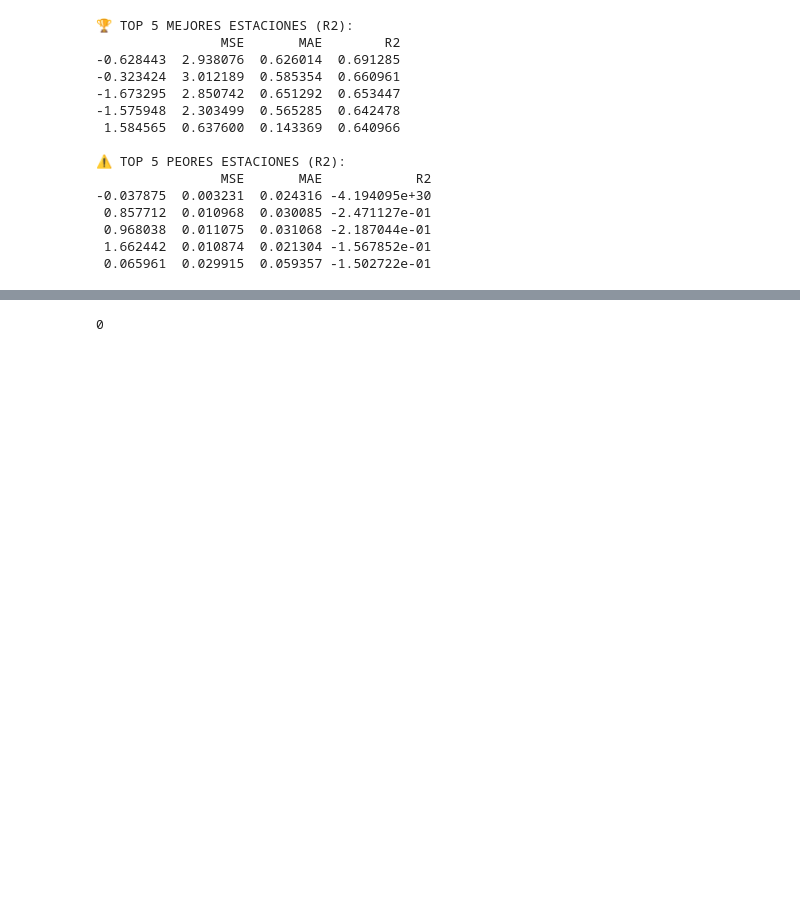
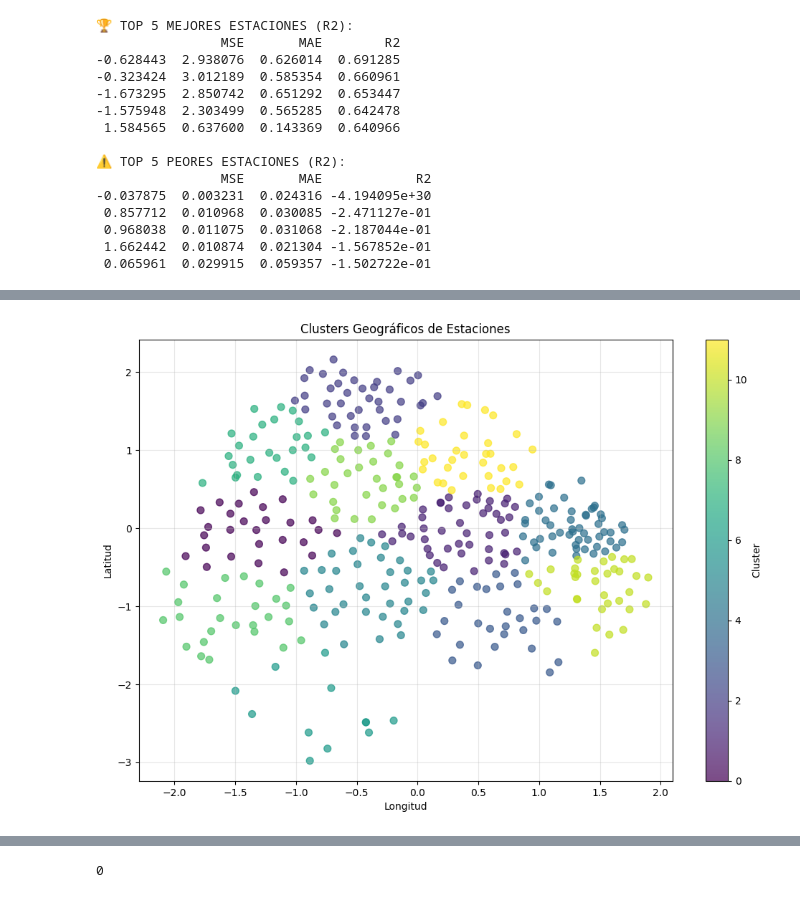
Before and after one commit to mattemusacchio/ML_Bicis, a Jupyter notebook: filaxventana/data_exploring.ipynb, the cells around one changed output, grey strips where cells are left out. Drawn from its saved outputs; the diff is of its cells as text; code cells hidden in the pictures; blank space fills up the shorter version.

```diff
--- a/filaxventana/data_exploring.ipynb
+++ b/filaxventana/data_exploring.ipynb
@@ -669,5 +711,8 @@ GENERANDO VISUALIZACIONES DE RESULTADOS
  0.968038  0.011075  0.031068 -2.187044e-01
  1.662442  0.010874  0.021304 -1.567852e-01
  0.065961  0.029915  0.059357 -1.502722e-01
+# %%
+train_norm = pd.read_csv('data/processed/train_norm.csv')
+val_norm = pd.read_csv('data/processed/val_norm.csv')
 # %% [markdown]
 # Modelo M1
@@ -674,0 +720,89 @@ GENERANDO VISUALIZACIONES DE RESULTADOS
+# %%
+# Crear feature cluster_geo usando K-means para clustering geográfico
+from sklearn.cluster import KMeans
+import pandas as pd
+import numpy as np
+import matplotlib.pyplot as plt
+
+# Función para crear clusters geográficos
+def create_geo_clusters(df, n_clusters=12):
+    """
+    Crea clusters geográficos basados en coordenadas de estaciones
+
+    Args:
+        df: DataFrame con columnas lat_estacion y long_estacion
+        n_clusters: Número de clusters a crear (default: 12)
+
+    Returns:
+        DataFrame con nueva columna 'cluster_geo'
+    """
+    df_clustered = df.copy()
+
+    # Extraer coordenadas únicas
+    coords = df[['lat_estacion', 'long_estacion']].drop_duplicates().values
+
+    # Aplicar K-means a las coordenadas únicas
+    kmeans = KMeans(n_clusters=n_clusters, random_state=42, n_init=10)
+    kmeans.fit(coords)
+
+    # Crear mapeo de coordenadas a clusters
+    coord_to_cluster = {}
+    for i, coord in enumerate(coords):
+        cluster_label = kmeans.labels_[i]
+        coord_key = (round(coord[0], 6), round(coord[1], 6))  # Redondear para evitar problemas de precisión
+        coord_to_cluster[coord_key] = cluster_label
+
+    # Asignar clusters a cada fila del dataset
+    df_clustered['cluster_geo'] = df.apply(
+        lambda row: coord_to_cluster.get(
+            (round(row['lat_estacion'], 6), round(row['long_estacion'], 6)),
+            -1  # Cluster -1 para coordenadas no encontradas
+        ), axis=1
+    )
+
+    print(f"✅ Clusters geográficos creados:")
+    print(f"   • Número de clusters: {n_clusters}")
+    print(f"   • Coordenadas únicas procesadas: {len(coords)}")
+    print(f"   • Clusters únicos: {df_clustered['cluster_geo'].nunique()}")
+    print(f"   • Distribución de clusters:")
+    print(df_clustered['cluster_geo'].value_counts().head(10))
+
+    # Visualizar clusters geográficos
+    coords_df = pd.DataFrame(coords, columns=['lat', 'long'])
+    coords_df['cluster'] = kmeans.labels_
+
+    plt.figure(figsize=(12, 8))
+    plt.scatter(coords_df['long'], coords_df['lat'],
+               c=coords_df['cluster'], cmap='viridis', alpha=0.7, s=50)
+    plt.title('Clusters Geográficos de Estaciones')
+    plt.xlabel('Longitud')
+    plt.ylabel('Latitud')
+    plt.colorbar(label='Cluster')
+    plt.grid(True, alpha=0.3)
+    plt.show()
+
+    return df_clustered, kmeans
+
+# Aplicar clustering a datasets de train y val
+print("🔄 Aplicando clustering geográfico a datasets...")
+
+# Verificar que existan las variables train y val
+if 'train_norm' in locals() or 'train_norm' in globals():
+    print("📊 Procesando dataset de entrenamiento...")
+    train_clustered, kmeans_model = create_geo_clusters(train_norm, n_clusters=12)
+    train = train_clustered  # Actualizar train con clusters
+
+    print("📊 Procesando dataset de validación...")
+    val_clustered, _ = create_geo_clusters(val_norm, n_clusters=12)
+    val = val_clustered  # Actualizar val con clusters
+
+    print("\n🎯 Análisis de distribución de clusters:")
+    print("TRAIN - Top 10 clusters más frecuentes:")
+    print(train['cluster_geo'].value_counts().head(10))
+
+    print("\nVAL - Top 10 clusters más frecuentes:")
+    print(val['cluster_geo'].value_counts().head(10))
+
+else:
+    print("❌ Variables 'train' y 'val' no encontradas. Asegúrate de cargar los datasets primero.")
+# %% [output]
@@ -674,0 +828 @@ GENERANDO VISUALIZACIONES DE RESULTADOS
+[figure, added]
```
Also changed, not shown: parts of 44 cells of this notebook, 1 other file.
